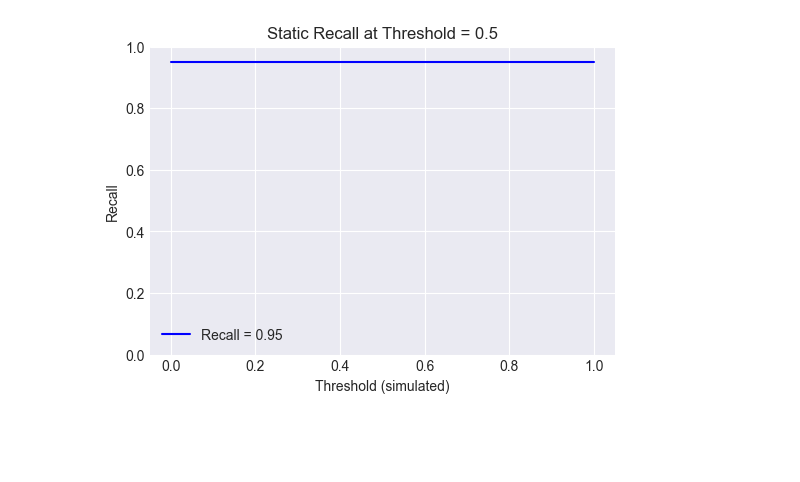
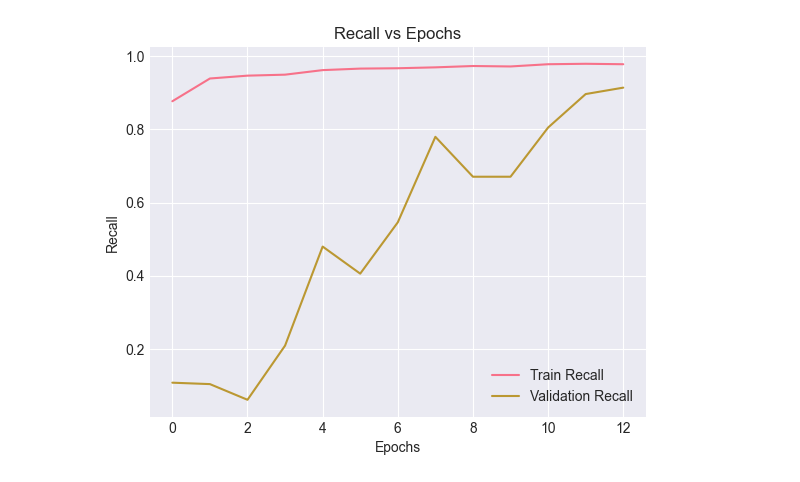
Before and after one commit to nishmakafle/thesis_research, a Jupyter notebook: cnn_xor_attention_expirement/mobilenet_attention_june28.ipynb, the cells around one changed output. Drawn from its saved outputs; the diff is of its cells as text; code cells hidden in the pictures; blank space fills up the shorter version.

```diff
--- a/cnn_xor_attention_expirement/mobilenet_attention_june28.ipynb
+++ b/cnn_xor_attention_expirement/mobilenet_attention_june28.ipynb
@@ -787,19 +773,21 @@ Available metrics: ['accuracy', 'auc', 'loss', 'val_accuracy', 'val_auc', 'val_l
 # %%
 import matplotlib.pyplot as plt
 
-recall = 487 / (487 + 25)
+def plot_recall_vs_epochs(history):
+    train_recall = history.history['recall']
+    val_recall = history.history.get('val_recall')  # Optional if you used validation_data
 
-# Simulated x-axis range for thresholds (just for visualization)
-thresholds = [0.0, 1.0]
-
-plt.figure(figsize=(6, 4))
-plt.plot(thresholds, [recall, recall], label=f'Recall = {recall:.2f}', color='blue')
-plt.ylim(0, 1)
-plt.xlabel("Threshold (simulated)")
-plt.ylabel("Recall")
-plt.title("Static Recall at Threshold = 0.5")
-plt.legend()
-plt.grid(True)
-plt.show()
+    plt.figure()
+    plt.plot(train_recall, label="Train Recall")
+    if val_recall:
+        plt.plot(val_recall, label="Validation Recall")
+    plt.xlabel("Epochs")
+    plt.ylabel("Recall")
+    plt.title("Recall vs Epochs")
+    plt.legend()
+    plt.grid(True)
+    plt.show()
-# %% [output]
-[figure, removed]
+# %%
+plot_recall_vs_epochs(history)
+# %% [output]
+[figure, added]
```
Also changed, not shown: parts of 9 cells of this notebook, 1 other file.
